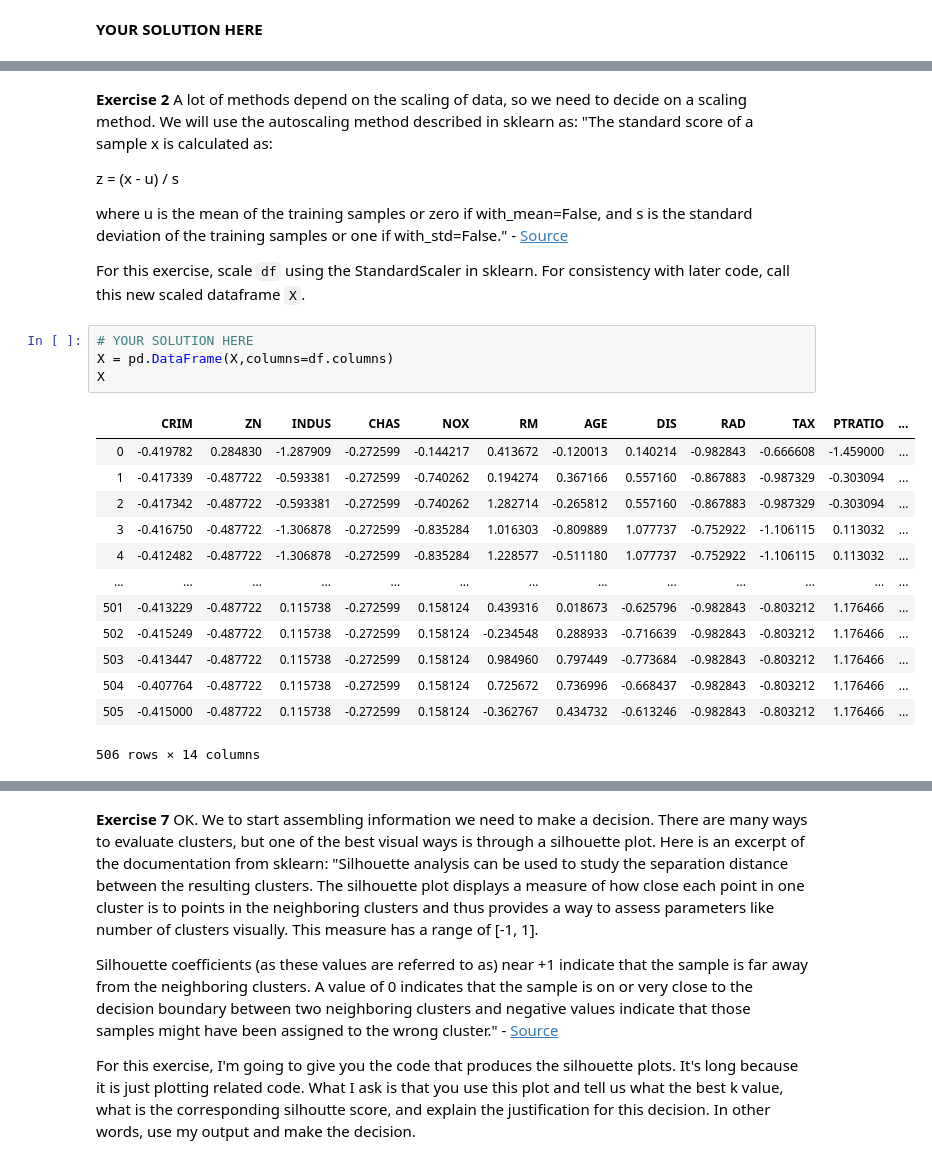
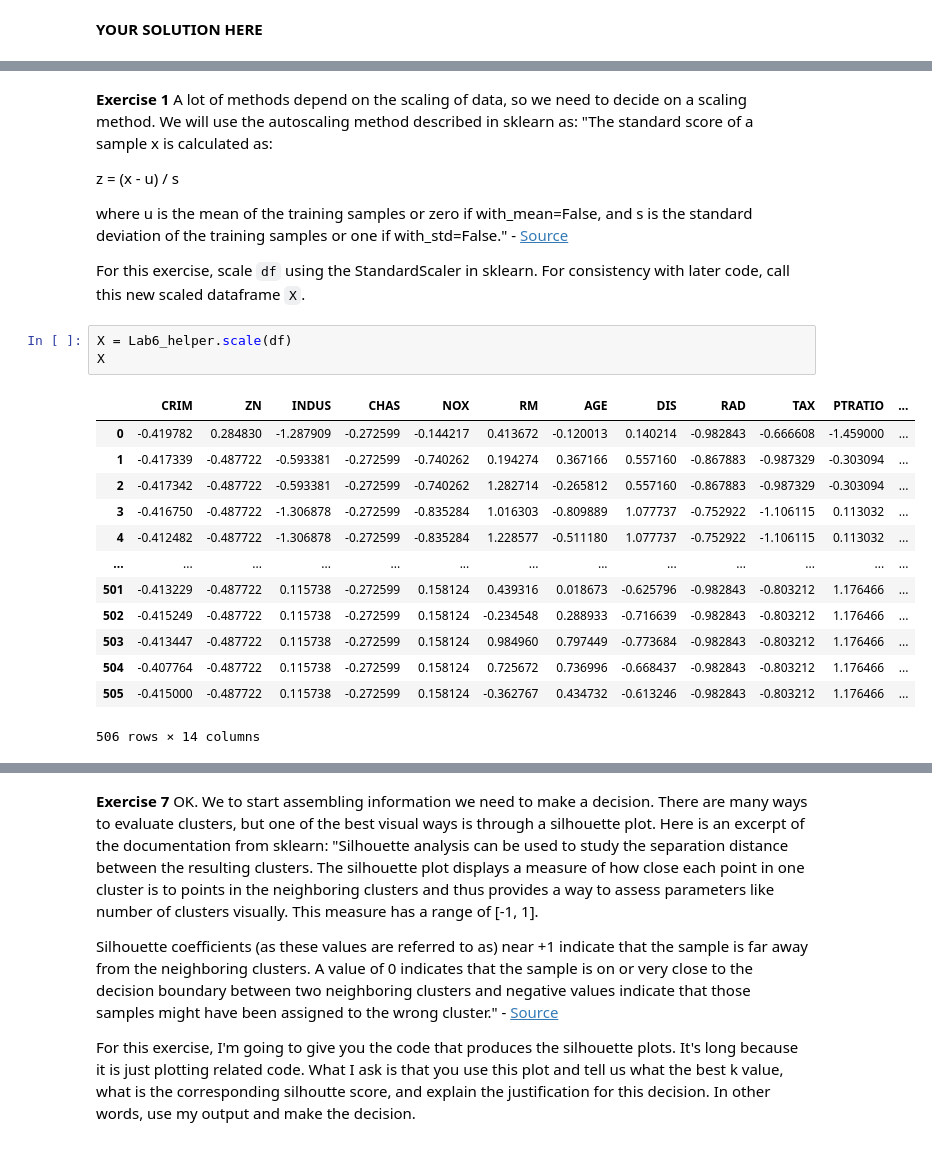
Before and after one commit to anderson-github-classroom-2021-spring/csc-466-student, a Jupyter notebook: labs/Lab6.ipynb, the cells around one changed output, grey strips where cells are left out. Cells and saved outputs as stored; diff of their text form.

```diff
--- a/labs/Lab6.ipynb
+++ b/labs/Lab6.ipynb
@@ -107,5 +81,5 @@ from sklearn.metrics import classification_report
 # %% [markdown]
-**Exercise 2** A lot of methods depend on the scaling of data, so we need to decide on a scaling method. We will use the autoscaling method described in sklearn as:
+**Exercise 1** A lot of methods depend on the scaling of data, so we need to decide on a scaling method. We will use the autoscaling method described in sklearn as:
 "The standard score of a sample x is calculated as:
 
 z = (x - u) / s
@@ -113,22 +87,21 @@ z = (x - u) / s
 where u is the mean of the training samples or zero if with_mean=False, and s is the standard deviation of the training samples or one if with_std=False." - <a href="https://scikit-learn.org/stable/modules/generated/sklearn.preprocessing.StandardScaler.html">Source</a>
 
 For this exercise, scale ``df`` using the StandardScaler in sklearn. For consistency with later code, call this new scaled dataframe ``X``.
-# %%
-# YOUR SOLUTION HERE
-X = pd.DataFrame(X,columns=df.columns)
-X
-# %% [output]
-|  | CRIM | ZN | INDUS | CHAS | NOX | RM | AGE | DIS | RAD | TAX | PTRATIO | ... |
-| 0 | -0.419782 | 0.284830 | -1.287909 | -0.272599 | -0.144217 | 0.413672 | -0.120013 | 0.140214 | -0.982843 | -0.666608 | -1.459000 | ... |
-| 1 | -0.417339 | -0.487722 | -0.593381 | -0.272599 | -0.740262 | 0.194274 | 0.367166 | 0.557160 | -0.867883 | -0.987329 | -0.303094 | ... |
-| 2 | -0.417342 | -0.487722 | -0.593381 | -0.272599 | -0.740262 | 1.282714 | -0.265812 | 0.557160 | -0.867883 | -0.987329 | -0.303094 | ... |
-| 3 | -0.416750 | -0.487722 | -1.306878 | -0.272599 | -0.835284 | 1.016303 | -0.809889 | 1.077737 | -0.752922 | -1.106115 | 0.113032 | ... |
-| 4 | -0.412482 | -0.487722 | -1.306878 | -0.272599 | -0.835284 | 1.228577 | -0.511180 | 1.077737 | -0.752922 | -1.106115 | 0.113032 | ... |
-| ... | ... | ... | ... | ... | ... | ... | ... | ... | ... | ... | ... | ... |
-| 501 | -0.413229 | -0.487722 | 0.115738 | -0.272599 | 0.158124 | 0.439316 | 0.018673 | -0.625796 | -0.982843 | -0.803212 | 1.176466 | ... |
-| 502 | -0.415249 | -0.487722 | 0.115738 | -0.272599 | 0.158124 | -0.234548 | 0.288933 | -0.716639 | -0.982843 | -0.803212 | 1.176466 | ... |
-| 503 | -0.413447 | -0.487722 | 0.115738 | -0.272599 | 0.158124 | 0.984960 | 0.797449 | -0.773684 | -0.982843 | -0.803212 | 1.176466 | ... |
-| 504 | -0.407764 | -0.487722 | 0.115738 | -0.272599 | 0.158124 | 0.725672 | 0.736996 | -0.668437 | -0.982843 | -0.803212 | 1.176466 | ... |
-| 505 | -0.415000 | -0.487722 | 0.115738 | -0.272599 | 0.158124 | -0.362767 | 0.434732 | -0.613246 | -0.982843 | -0.803212 | 1.176466 | ... |
-506 rows × 14 columns
+# %%
+X = Lab6_helper.scale(df)
+X
+# %% [output]
+|  | CRIM | ZN | INDUS | CHAS | NOX | RM | AGE | DIS | RAD | TAX | PTRATIO | ... |
+| 0 | -0.419782 | 0.284830 | -1.287909 | -0.272599 | -0.144217 | 0.413672 | -0.120013 | 0.140214 | -0.982843 | -0.666608 | -1.459000 | ... |
+| 1 | -0.417339 | -0.487722 | -0.593381 | -0.272599 | -0.740262 | 0.194274 | 0.367166 | 0.557160 | -0.867883 | -0.987329 | -0.303094 | ... |
+| 2 | -0.417342 | -0.487722 | -0.593381 | -0.272599 | -0.740262 | 1.282714 | -0.265812 | 0.557160 | -0.867883 | -0.987329 | -0.303094 | ... |
+| 3 | -0.416750 | -0.487722 | -1.306878 | -0.272599 | -0.835284 | 1.016303 | -0.809889 | 1.077737 | -0.752922 | -1.106115 | 0.113032 | ... |
+| 4 | -0.412482 | -0.487722 | -1.306878 | -0.272599 | -0.835284 | 1.228577 | -0.511180 | 1.077737 | -0.752922 | -1.106115 | 0.113032 | ... |
+| ... | ... | ... | ... | ... | ... | ... | ... | ... | ... | ... | ... | ... |
+| 501 | -0.413229 | -0.487722 | 0.115738 | -0.272599 | 0.158124 | 0.439316 | 0.018673 | -0.625796 | -0.982843 | -0.803212 | 1.176466 | ... |
+| 502 | -0.415249 | -0.487722 | 0.115738 | -0.272599 | 0.158124 | -0.234548 | 0.288933 | -0.716639 | -0.982843 | -0.803212 | 1.176466 | ... |
+| 503 | -0.413447 | -0.487722 | 0.115738 | -0.272599 | 0.158124 | 0.984960 | 0.797449 | -0.773684 | -0.982843 | -0.803212 | 1.176466 | ... |
+| 504 | -0.407764 | -0.487722 | 0.115738 | -0.272599 | 0.158124 | 0.725672 | 0.736996 | -0.668437 | -0.982843 | -0.803212 | 1.176466 | ... |
+| 505 | -0.415000 | -0.487722 | 0.115738 | -0.272599 | 0.158124 | -0.362767 | 0.434732 | -0.613246 | -0.982843 | -0.803212 | 1.176466 | ... |
+506 rows × 14 columns
 # %% [markdown]
```
Also changed, not shown: parts of 16 cells of this notebook, 4 other files.
